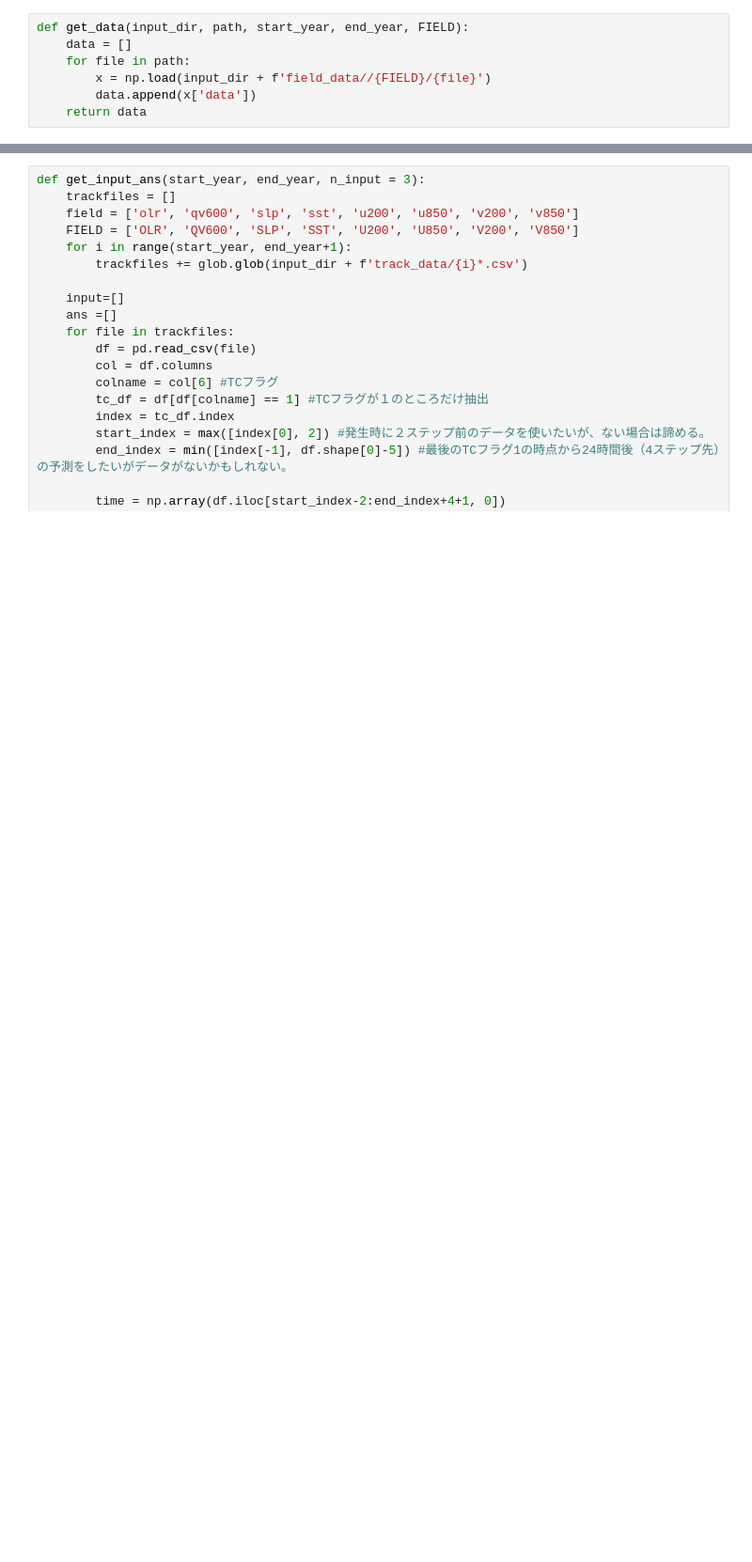
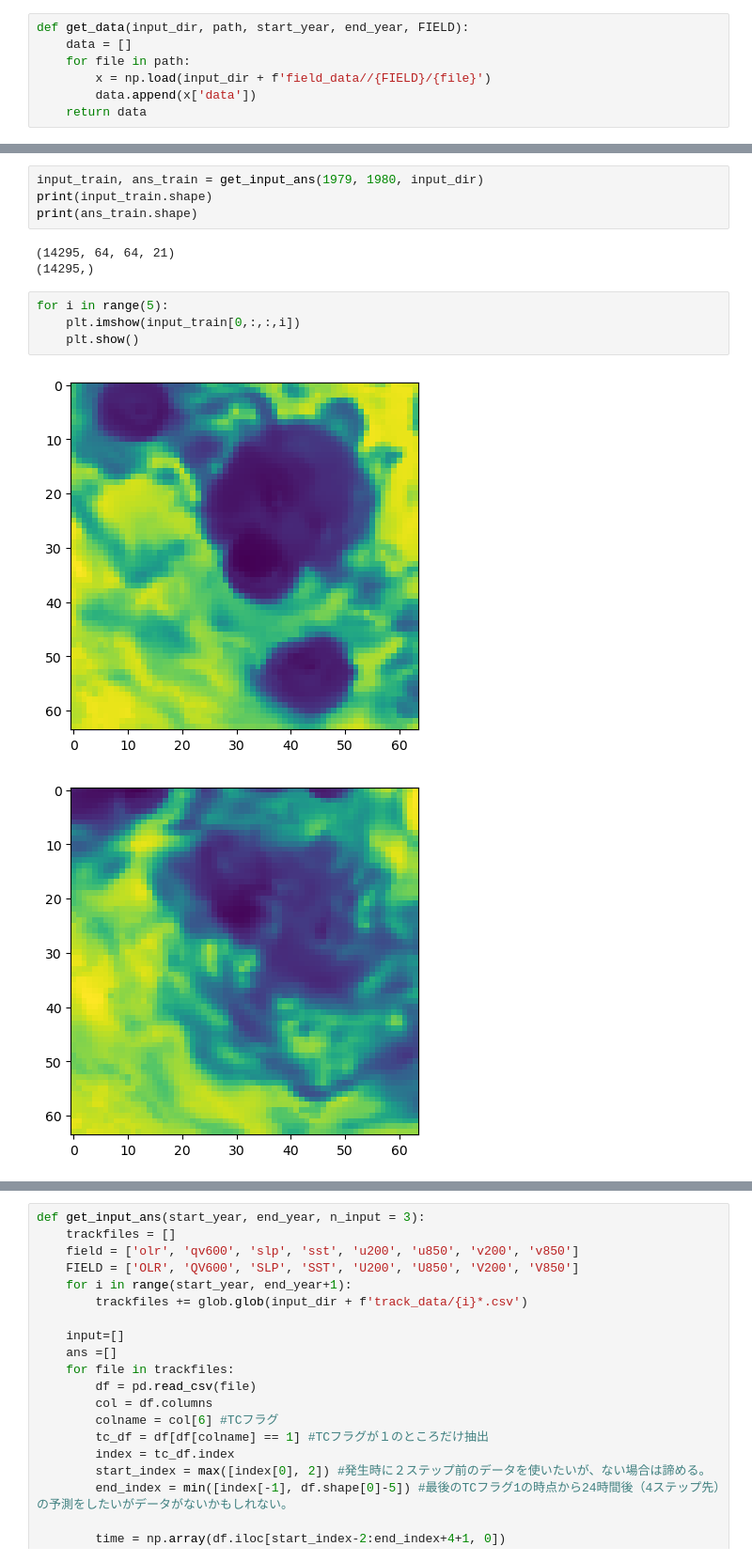
Before and after one commit to Yuumae1/machine_learning, a Jupyter notebook: notebook/geosciAI2024.ipynb, the cells around one changed output, grey strips where cells are left out. Shown at 94% size. Cells and saved outputs as stored; diff of their text form; blank space fills up the shorter version.

```diff
--- a/notebook/geosciAI2024.ipynb
+++ b/notebook/geosciAI2024.ipynb
@@ -128,0 +184,14 @@ def get_data(input_dir, path, start_year, end_year, FIELD):
+# %%
+input_train, ans_train = get_input_ans(1979, 1980, input_dir)
+print(input_train.shape)
+print(ans_train.shape)
+# %% [output]
+(14295, 64, 64, 21)
+(14295,)
+# %%
+for i in range(5):
+    plt.imshow(input_train[0,:,:,i])
+    plt.show()
+# %% [output]
+[figure, added]
+[figure, added]
```
Also changed, not shown: parts of 9 cells of this notebook, 1 other file.
